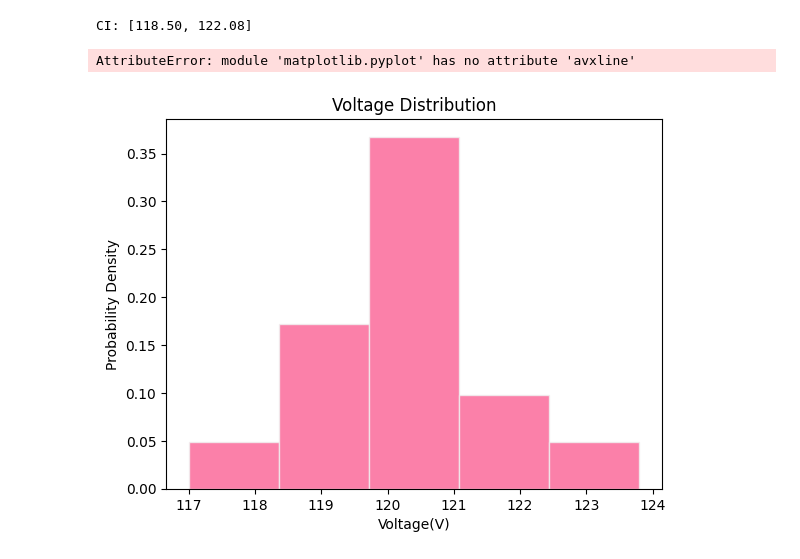
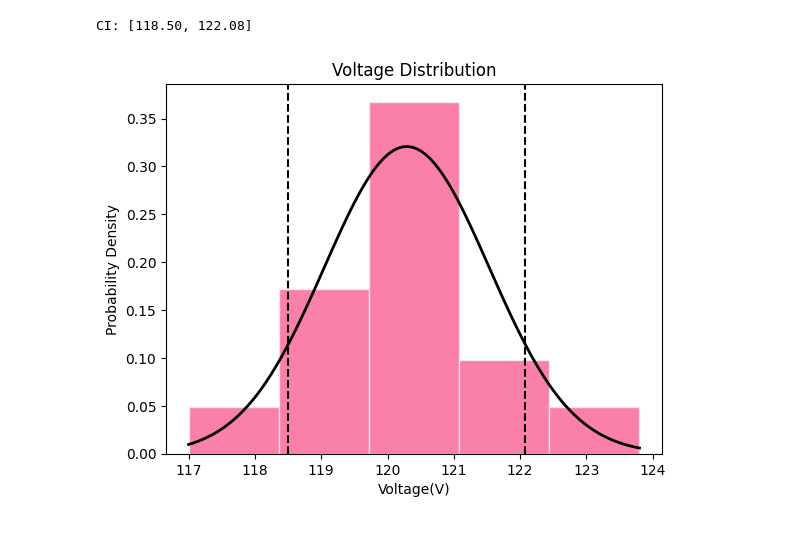
Before and after one commit to ElyssaTombale28/Tombale_Statistics, a Jupyter notebook: lab-7-z-distribution.ipynb, the cells around one changed output. Drawn from its saved outputs; the diff is of its cells as text; code cells hidden in the pictures.

```diff
--- a/lab-7-z-distribution.ipynb
+++ b/lab-7-z-distribution.ipynb
@@ -83,35 +83,38 @@ CI: [118.50, 122.08]
 #voltage distribution
 mean = df['Voltage'].mean()
 std = df['Voltage'].std(ddof=1)
 
 #x-axis
 x_min = df['Voltage'].min()
 x_max = df['Voltage'].max()
 
 #normal distribution
 x = np.linspace(x_min, x_max, 100)
-p = stats.norm.pdf(x, mean, std)
+p = stats.norm.pdf(x, df['Voltage'].mean(), df['Voltage'].std(ddof= 1))
+
+plt.plot(x,p,
+        color = 'black',
+        linewidth = 2)
 
 #histogram plot
 plt.hist(df['Voltage'],
          bins=5,
          density=True,
          alpha= 0.8,
          color= '#fa6194ff' ,
          edgecolor= "#f0f0f0ff")
 
 plt.title('Voltage Distribution')
 plt.ylabel('Probability Density')
 plt.xlabel('Voltage(V)')
 
 #confidence interval
 plt.axvline(x = ci_lower,
             color="#000000ff",
-            linestyle='__')
+            linestyle='--')
 plt.axvline(x = ci_upper,
             color= "#000000ff",
-            linestyle='__')
+            linestyle='--')
 plt.show()
 # %% [output]
-AttributeError: module 'matplotlib.pyplot' has no attribute 'avxline'
-[figure, old version]
+[figure, new version]
```
